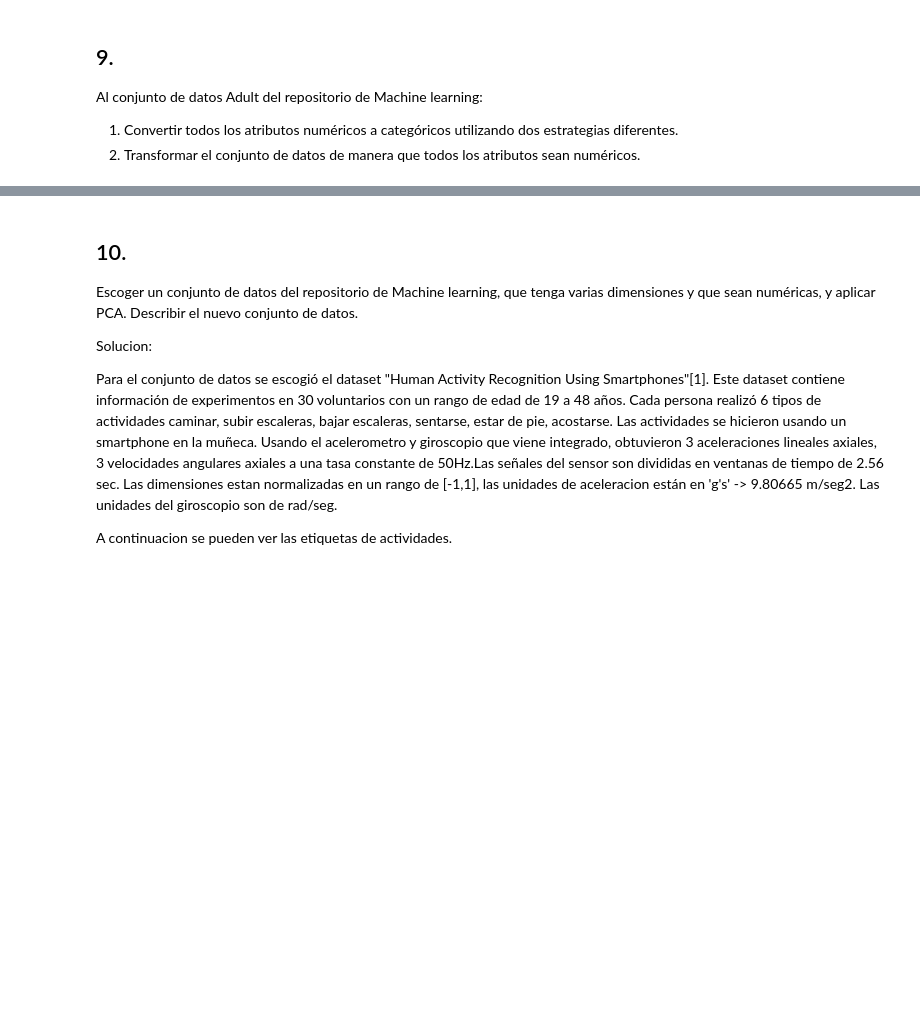
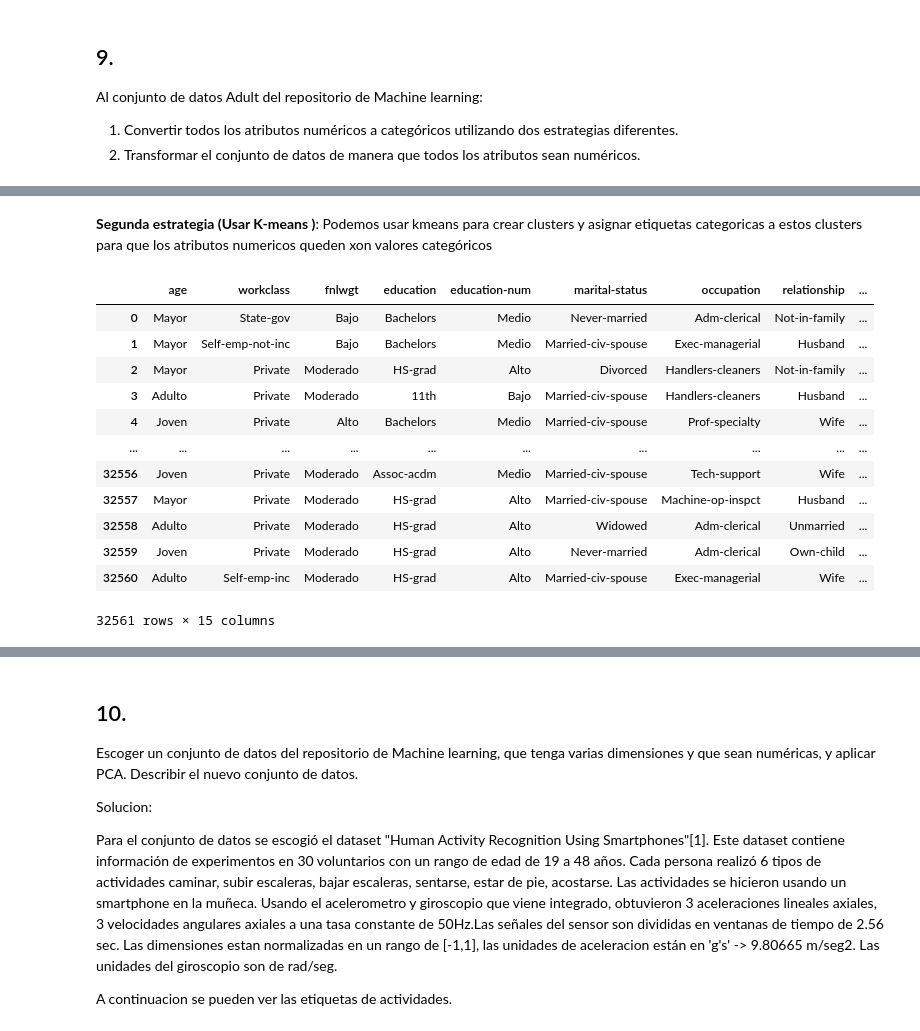
Before and after one commit to acmoral/ProyectoMineria, a Jupyter notebook: Talleres/Taller1/taller1.ipynb, the cells around one changed output, grey strips where cells are left out. Drawn from its saved outputs; the diff is of its cells as text; code cells hidden in the pictures; blank space fills up the shorter version.

```diff
--- a/Talleres/Taller1/taller1.ipynb
+++ b/Talleres/Taller1/taller1.ipynb
@@ -944,0 +1091,55 @@ Al conjunto de datos Adult del repositorio de Machine learning:
+# %% [markdown]
+**Segunda estrategia (Usar K-means )**: Podemos usar kmeans para crear clusters y asignar etiquetas categoricas a estos clusters para que los atributos numericos queden xon valores categóricos
+# %%
+from sklearn.cluster import KMeans
+
+# Columnas a agrupar
+columnas_a_agrupar = ['age', 'fnlwgt', 'education-num', 'capital-gain', 'capital-loss', 'hours-per-week']
+
+# Define el número de clusters que deseas crear para cada columna
+num_clusters = {'age': 3, 'fnlwgt': 3, 'education-num': 3, 'capital-gain': 3, 'capital-loss': 3, 'hours-per-week': 3}
+# Puedes ajustar estos números según tus necesidades
+
+# Crea un objeto K-Means para cada columna a agrupar
+kmeans_dict = {}
+
+for columna in columnas_a_agrupar:
+    kmeans = KMeans(n_clusters=num_clusters[columna], random_state=42)
+    kmeans.fit(data[[columna]])
+    kmeans_dict[columna] = kmeans
+
+# Agrega nuevas columnas al DataFrame que contienen las etiquetas de cluster para cada columna
+for columna in columnas_a_agrupar:
+    data[columna] = kmeans_dict[columna].labels_.astype(str)
+
+    etiquetas_clusters = {
+    'age': ['Joven', 'Adulto', 'Mayor'],
+    'fnlwgt': ['Bajo', 'Moderado', 'Alto'],
+    'education-num': ['Bajo', 'Medio', 'Alto'],
+    'capital-gain': ['Bajo', 'Medio', 'Alto'],
+    'capital-loss': ['Bajo', 'Medio', 'Alto'],
+    'hours-per-week': ['Bajo', 'Medio', 'Alto']
+}
+
+# Agrega nuevas columnas al DataFrame que contienen las etiquetas de cluster para cada columna
+for columna in columnas_a_agrupar:
+    cluster_labels = kmeans_dict[columna].labels_
+    etiquetas = [etiquetas_clusters[columna][label] for label in cluster_labels]
+    data[columna] = etiquetas
+
+# Visualiza el DataFrame resultante
+data
+# %% [output]
+|  | age | workclass | fnlwgt | education | education-num | marital-status | occupation | relationship | ... |
+| 0 | Mayor | State-gov | Bajo | Bachelors | Medio | Never-married | Adm-clerical | Not-in-family | ... |
+| 1 | Mayor | Self-emp-not-inc | Bajo | Bachelors | Medio | Married-civ-spouse | Exec-managerial | Husband | ... |
+| 2 | Mayor | Private | Moderado | HS-grad | Alto | Divorced | Handlers-cleaners | Not-in-family | ... |
+| 3 | Adulto | Private | Moderado | 11th | Bajo | Married-civ-spouse | Handlers-cleaners | Husband | ... |
+| 4 | Joven | Private | Alto | Bachelors | Medio | Married-civ-spouse | Prof-specialty | Wife | ... |
+| ... | ... | ... | ... | ... | ... | ... | ... | ... | ... |
+| 32556 | Joven | Private | Moderado | Assoc-acdm | Medio | Married-civ-spouse | Tech-support | Wife | ... |
+| 32557 | Mayor | Private | Moderado | HS-grad | Alto | Married-civ-spouse | Machine-op-inspct | Husband | ... |
+| 32558 | Adulto | Private | Moderado | HS-grad | Alto | Widowed | Adm-clerical | Unmarried | ... |
+| 32559 | Joven | Private | Moderado | HS-grad | Alto | Never-married | Adm-clerical | Own-child | ... |
+| 32560 | Adulto | Self-emp-inc | Moderado | HS-grad | Alto | Married-civ-spouse | Exec-managerial | Wife | ... |
+32561 rows × 15 columns
```
Also changed, not shown: parts of 21 cells of this notebook, 1 other file.
